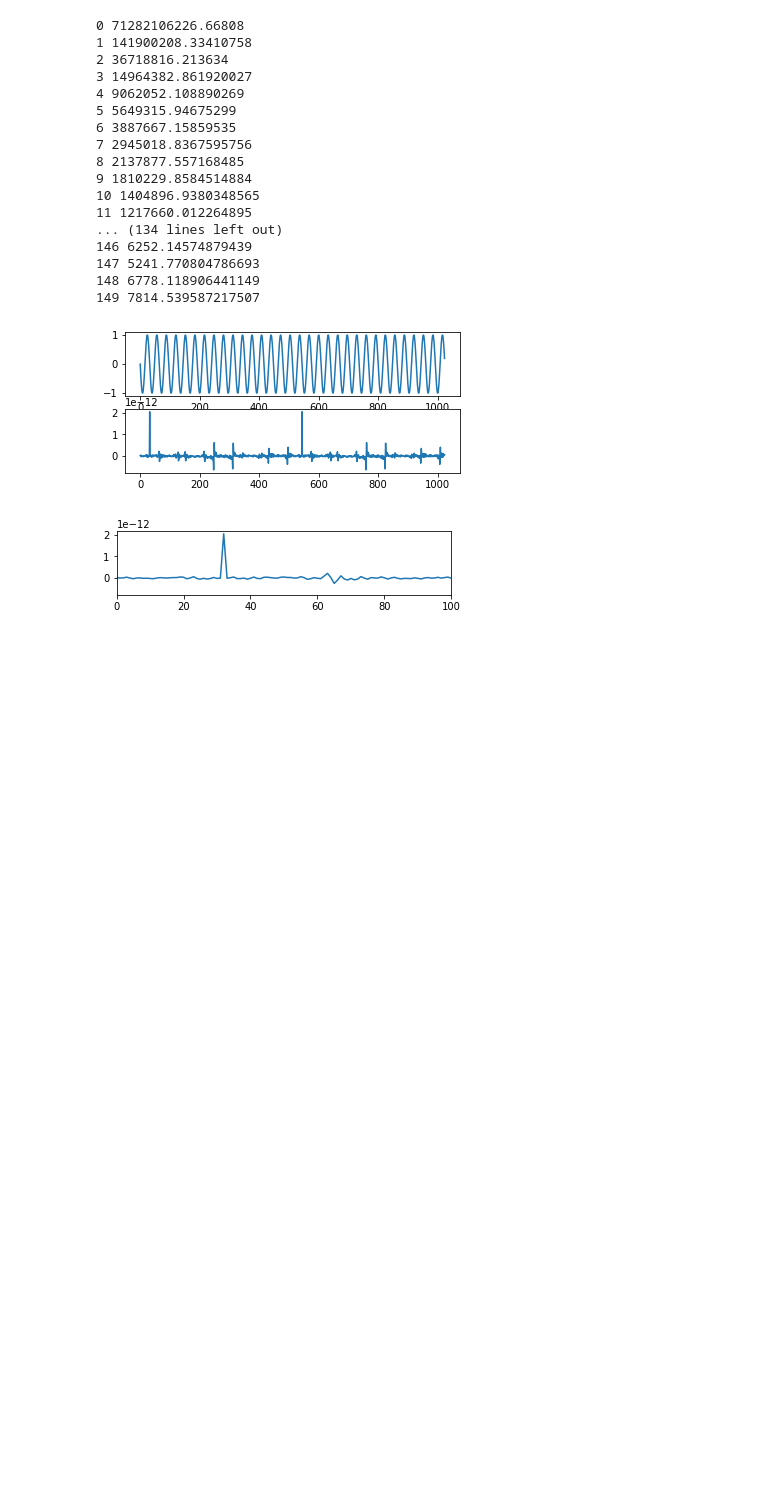
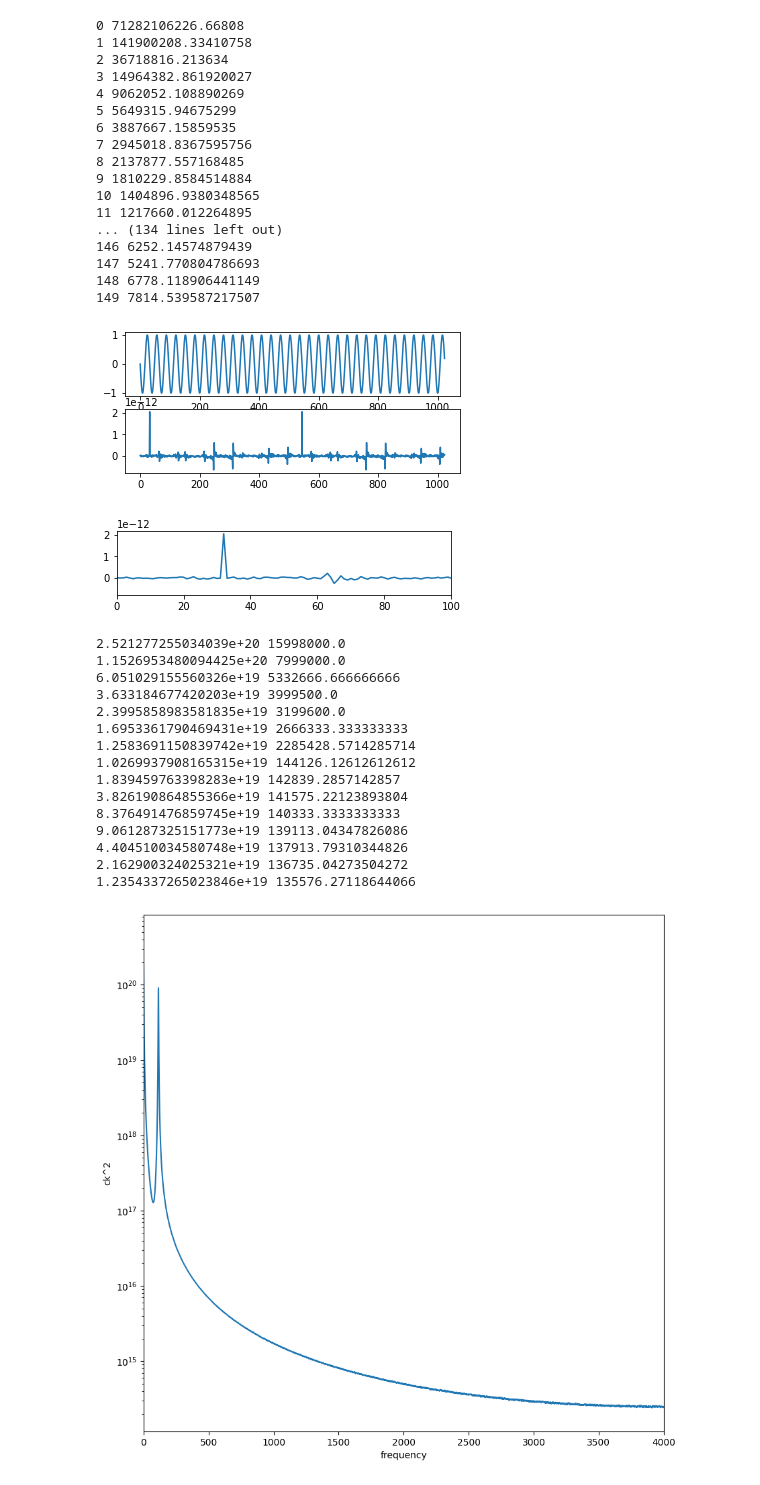
Before and after one commit to NIUCompPhys/Spring2024, a Jupyter notebook: PHYS 410-510 Chapter 7.ipynb, the cells around one changed output. Drawn from its saved outputs; the diff is of its cells as text; code cells hidden in the pictures; blank space fills up the shorter version.

```diff
--- a/PHYS 410-510 Chapter 7.ipynb
+++ b/PHYS 410-510 Chapter 7.ipynb
@@ -217,3 +217,44 @@ plt.show()
 # %% [output]
 [figure]
 [figure]
+# %%
+from numpy.fft import rfft
+from matplotlib.pyplot import yscale,plot,xlim,xlabel,ylabel,show,figure
+from google.colab import files
+import numpy as np
+#uploaded = files.upload()### g-2 file
+#all = np.genfromtxt('g-2.txt')
+ts = all[:,0]
+vals = all[:,1]
+
+c=rfft(vals)
+fig = figure(figsize=(10,10))
+plot(abs(c)**2)
+xlim(0,len(vals)/2)
+xlabel("frequency")
+ylabel("ck^2")
+yscale("log")
+tdiff=ts[1]-ts[0]
+for iter in range(len(c)):
+  val = (abs(c)**2)[iter]
+  if (val > 1e19 and iter > 0):
+    frequency = iter*tdiff
+    print(val,1./(frequency))
+show()
+# %% [output]
+2.521277255034039e+20 15998000.0
+1.1526953480094425e+20 7999000.0
+6.051029155560326e+19 5332666.666666666
+3.633184677420203e+19 3999500.0
+2.3995858983581835e+19 3199600.0
+1.6953361790469431e+19 2666333.333333333
+1.2583691150839742e+19 2285428.5714285714
+1.0269937908165315e+19 144126.12612612612
+1.839459763398283e+19 142839.2857142857
+3.826190864855366e+19 141575.22123893804
+8.376491476859745e+19 140333.3333333333
+9.061287325151773e+19 139113.04347826086
+4.404510034580748e+19 137913.79310344826
+2.162900324025321e+19 136735.04273504272
+1.2354337265023846e+19 135576.27118644066
+[figure, added]
```
